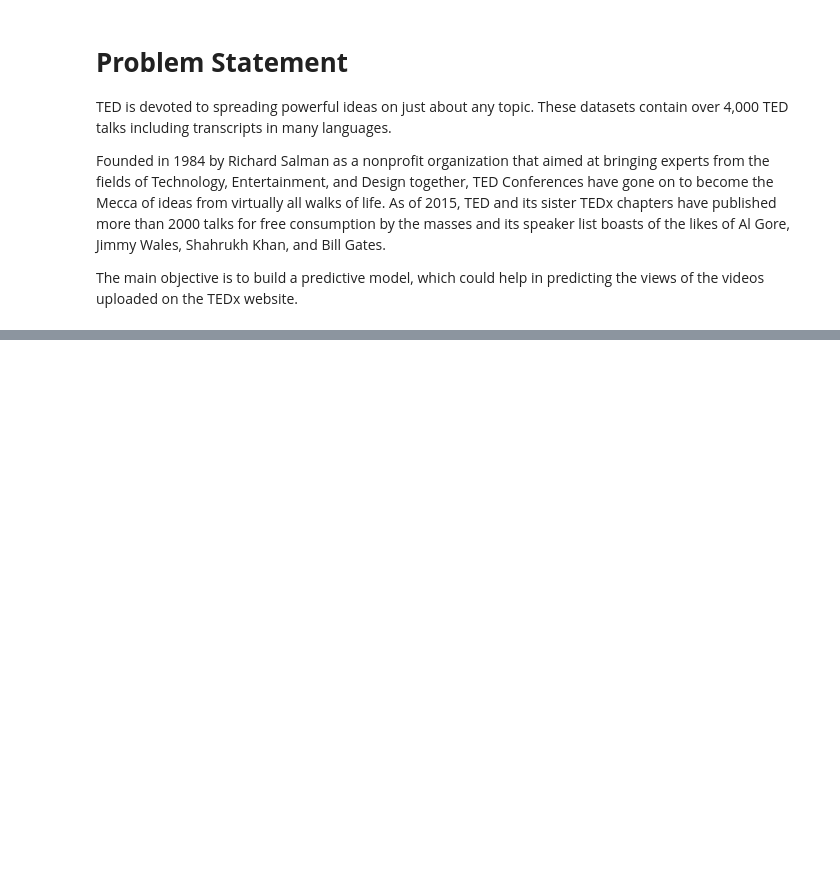
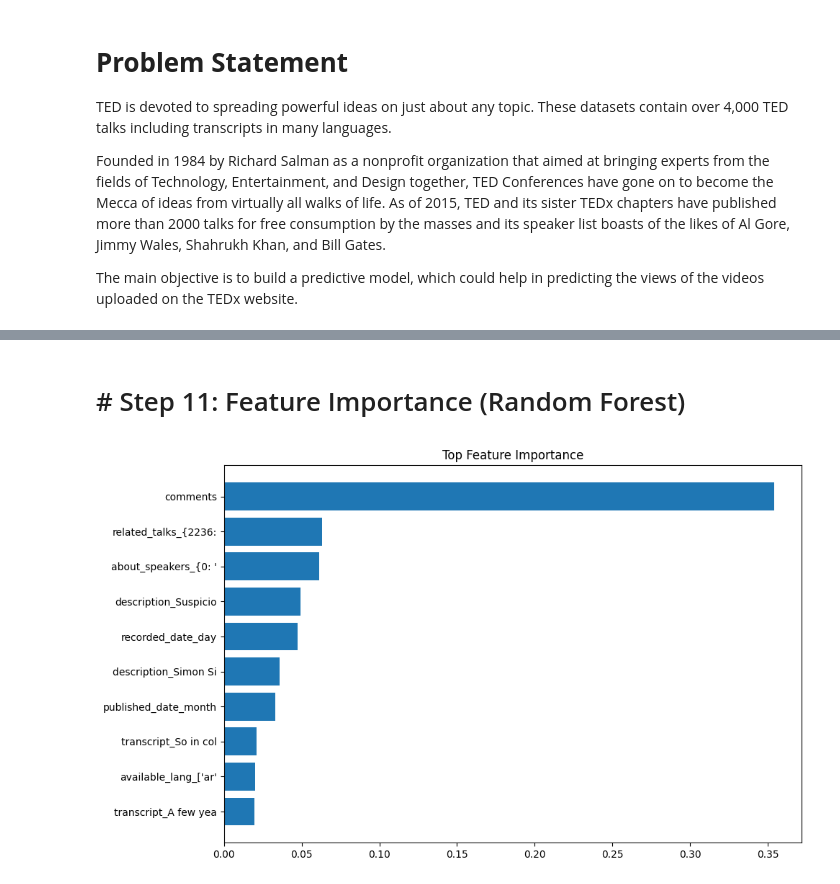
Before and after one commit to swapnil-mergal/Capstone-Project-2-Ted-Talk-review-Prediction, a Jupyter notebook: Capstone_Project_2_Ted_Talk_View_Prediction.ipynb, the cells around one changed output, grey strips where cells are left out. Saved outputs shown, nothing was run; the diff lists cells and outputs as text; code cells hidden in the pictures; blank space fills up the shorter version.

```diff
--- a/Capstone_Project_2_Ted_Talk_View_Prediction.ipynb
+++ b/Capstone_Project_2_Ted_Talk_View_Prediction.ipynb
@@ -636,0 +341,9 @@ sns.distplot(df['speaker_1_avg_views'])
+# %%
+# Step 8: Standardize Numeric Features
+scaler = StandardScaler()
+X_train = scaler.fit_transform(X_train)
+X_test = scaler.transform(X_test)
+
+print("\nData Preprocessing Completed!")
+print(f"Training set shape: {X_train.shape}")
+print(f"Test set shape: {X_test.shape}")
@@ -636,0 +356,19 @@ sns.distplot(df['speaker_1_avg_views'])
+# %%
+# Step 9: Machine Learning Models
+models = {
+    'Random Forest': RandomForestRegressor(random_state=42),
+    'Decision Tree': DecisionTreeRegressor(random_state=42),
+    'XGBoost': XGBRegressor(random_state=42)
+}
+# %%
+# Training and evaluating models
+for name, model in models.items():
+    print(f"\n{name}:")
+    model.fit(X_train, y_train)
+    y_pred = model.predict(X_test)
+
+    mse = mean_squared_error(y_test, y_pred)
+    r2 = r2_score(y_test, y_pred)
+
+    print(f"Mean Squared Error: {mse}")
+    print(f"R^2 Score: {r2}")
@@ -636,0 +433,20 @@ sns.distplot(df['speaker_1_avg_views'])
+# %% [markdown]
+# # Step 11: Feature Importance (Random Forest)
+# %%
+# Select top N features
+top_n = 10  # Adjust this to your preference
+indices = np.argsort(importances)[-top_n:]  # Indices of the top N features
+feature_names_top = [feature_names[i] for i in indices]
+importances_top = [importances[i] for i in indices]
+
+# Shorten feature names if they are too long
+feature_names_top = [name[:20] for name in feature_names_top]  # Truncate to 20 characters
+
+# Plot only the top N features
+plt.figure(figsize=(10, 6))
+plt.barh(feature_names_top, importances_top)
+plt.title("Top Feature Importance")
+plt.tight_layout()  # Optimize layout for faster rendering
+plt.show()
+# %% [output]
+[figure, added]
```
Also changed, not shown: parts of 115 cells of this notebook.
